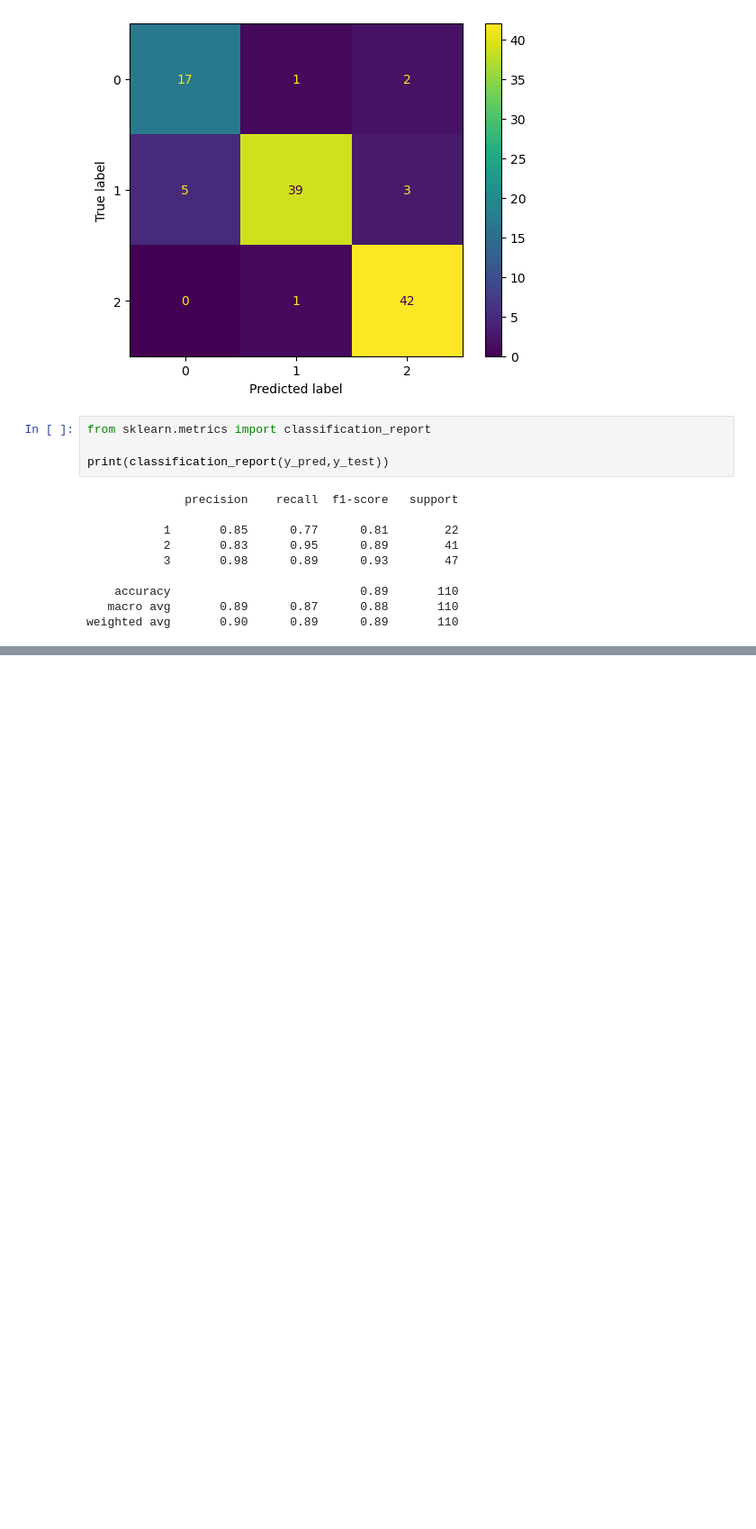
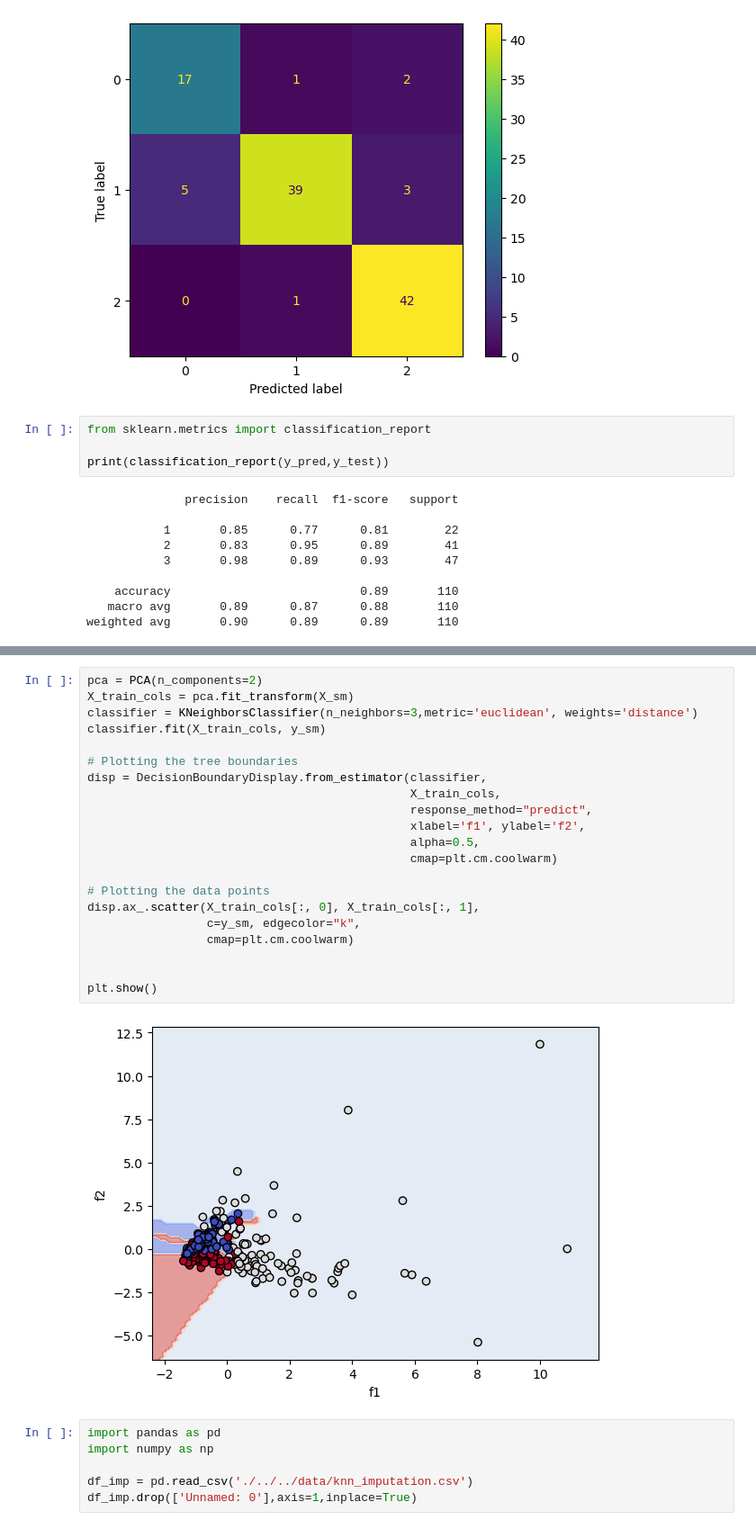
Before and after one commit to UpendraSinghRathore85/ML-Projects-Python, a Jupyter notebook: Supervised Algorithms/KNN/KNN_01_class.ipynb, the cells around one changed output, grey strips where cells are left out. Shown at 90% size. Cells and saved outputs as stored; diff of their text form; blank space fills up the shorter version.

```diff
--- a/Supervised Algorithms/KNN/KNN_01_class.ipynb
+++ b/Supervised Algorithms/KNN/KNN_01_class.ipynb
@@ -307,0 +319,29 @@ FileNotFoundError: [Errno 2] No such file or directory: 'knn_imputation.csv'
+# %%
+pca = PCA(n_components=2)
+X_train_cols = pca.fit_transform(X_sm)
+classifier = KNeighborsClassifier(n_neighbors=3,metric='euclidean', weights='distance')
+classifier.fit(X_train_cols, y_sm)
+
+# Plotting the tree boundaries
+disp = DecisionBoundaryDisplay.from_estimator(classifier,
+                                              X_train_cols,
+                                              response_method="predict",
+                                              xlabel='f1', ylabel='f2',
+                                              alpha=0.5,
+                                              cmap=plt.cm.coolwarm)
+
+# Plotting the data points
+disp.ax_.scatter(X_train_cols[:, 0], X_train_cols[:, 1],
+                 c=y_sm, edgecolor="k",
+                 cmap=plt.cm.coolwarm)
+
+
+plt.show()
+# %% [output]
+[figure, added]
+# %%
+import pandas as pd
+import numpy as np
+
+df_imp = pd.read_csv('./../../data/knn_imputation.csv')
+df_imp.drop(['Unnamed: 0'],axis=1,inplace=True)
```
Also changed, not shown: parts of 30 cells of this notebook, 1 other file.
